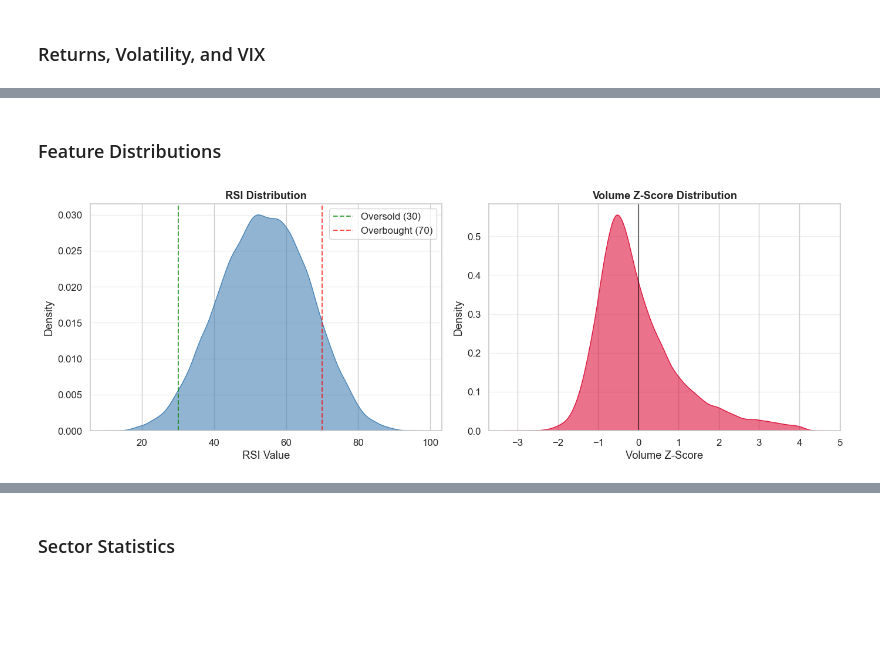
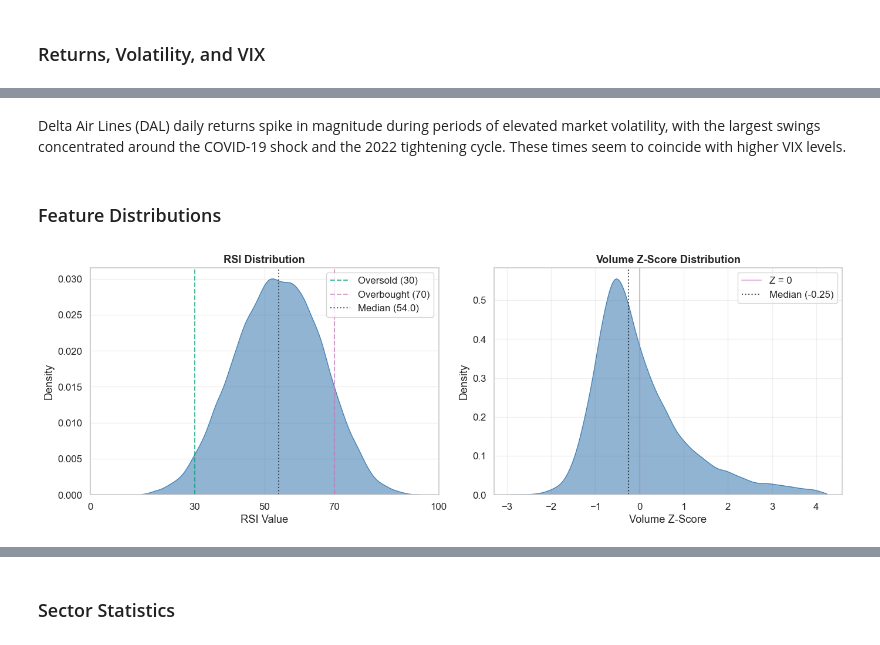
Before and after one commit to tisyasharma/stock-returns-volatility-predictor, a Jupyter notebook: EDA_Insights.ipynb, the cells around one changed output, grey strips where cells are left out. Saved outputs shown, nothing was run; the diff lists cells and outputs as text; code cells hidden in the pictures; blank space fills up the shorter version.

```diff
--- a/EDA_Insights.ipynb
+++ b/EDA_Insights.ipynb
@@ -36,0 +30,16 @@ df.head()
+# %%
+# Load both datasets
+df_full = pd.read_csv("data/merged_features_full.csv")
+df_full["Date"] = pd.to_datetime(df_full["Date"])
+
+df = pd.read_csv("data/merged_features_clean.csv")
+df["Date"] = pd.to_datetime(df["Date"])
+
+print("Full dataset (for price history):")
+print(f"Date range: {df_full['Date'].min().date()} to {df_full['Date'].max().date()}")
+print(f"Rows: {len(df_full):,}")
+print(f"\nClean dataset (for feature analysis and modeling):")
+print(f"Date range: {df['Date'].min().date()} to {df['Date'].max().date()}")
+print(f"Rows: {len(df):,}")
+
+df.head()
@@ -227,25 +222,34 @@ plt.show()
+# %% [markdown]
+Delta Air Lines (DAL) daily returns spike in magnitude during periods of elevated market volatility, with the largest swings concentrated around the COVID-19 shock and the 2022 tightening cycle. These times seem to coincide with higher VIX levels.
 # %% [markdown]
 ### Feature Distributions
 # %%
 fig, axes = plt.subplots(1, 2, figsize=(14, 5))
 
-sns.kdeplot(df['RSI'], ax=axes[0], fill=True, color='steelblue', alpha=0.6)
-axes[0].axvline(30, color='green', linestyle='--', alpha=0.7, label='Oversold (30)')
-axes[0].axvline(70, color='red', linestyle='--', alpha=0.7, label='Overbought (70)')
+# RSI distribution with standard thresholds
+sns.kdeplot(df['RSI'], ax=axes[0], fill=True, color='steelblue', alpha=0.6, cut=0)
+axes[0].axvline(30, color='#029E73', linestyle='--', alpha=0.7, linewidth=1.5, label='Oversold (30)')
+axes[0].axvline(70, color='#CC78BC', linestyle='--', alpha=0.7, linewidth=1.5, label='Overbought (70)')
+axes[0].axvline(df['RSI'].median(), color='black', linestyle=':', alpha=0.6, linewidth=1.5, label=f"Median ({df['RSI'].median():.1f})")
 axes[0].set_title("RSI Distribution", fontweight='bold')
 axes[0].set_xlabel("RSI Value")
 axes[0].set_ylabel("Density")
-axes[0].legend(frameon=True)
-axes[0].grid(True, alpha=0.3, axis='y')
+axes[0].set_xlim(0, 100)
+axes[0].set_xticks([0, 30, 50, 70, 100])
+axes[0].legend(frameon=True, loc='upper right')
+axes[0].grid(True, alpha=0.3)
 
-sns.kdeplot(df['Volume_Z'], ax=axes[1], fill=True, color='crimson', alpha=0.6)
-axes[1].axvline(0, color='black', linestyle='-', alpha=0.5, linewidth=1.5)
+# Volume Z-Score distribution
+sns.kdeplot(df['Volume_Z'], ax=axes[1], fill=True, color='steelblue', alpha=0.6, cut=0)
+axes[1].axvline(0, color='#CC78BC', linestyle='-', alpha=0.5, linewidth=1.5, label='Z = 0')
+axes[1].axvline(df['Volume_Z'].median(), color='black', linestyle=':', alpha=0.7, linewidth=1.5, label=f"Median ({df['Volume_Z'].median():.2f})")
 axes[1].set_title("Volume Z-Score Distribution", fontweight='bold')
 axes[1].set_xlabel("Volume Z-Score")
 axes[1].set_ylabel("Density")
-axes[1].grid(True, alpha=0.3, axis='y')
+axes[1].legend(frameon=True, loc='upper right')
+axes[1].grid(True, alpha=0.3)
 
 plt.tight_layout()
 plt.show()
 # %% [output]
-[figure, old version]
+[figure, new version]
```
Also changed, not shown: parts of 23 cells of this notebook, 3 other files.
